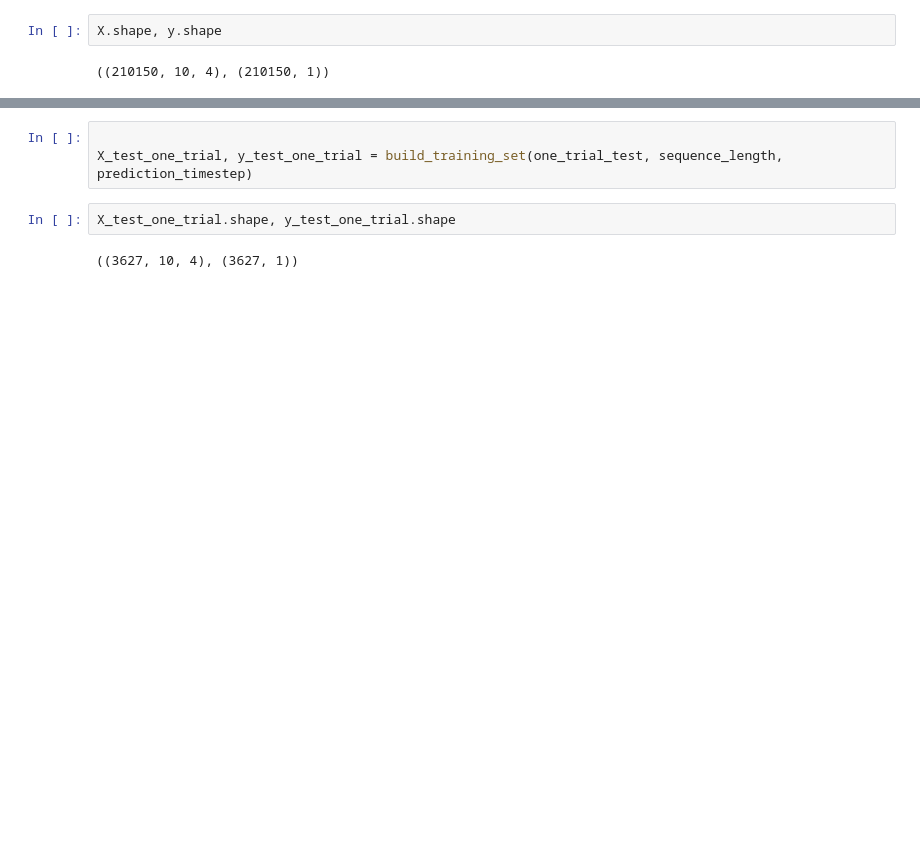
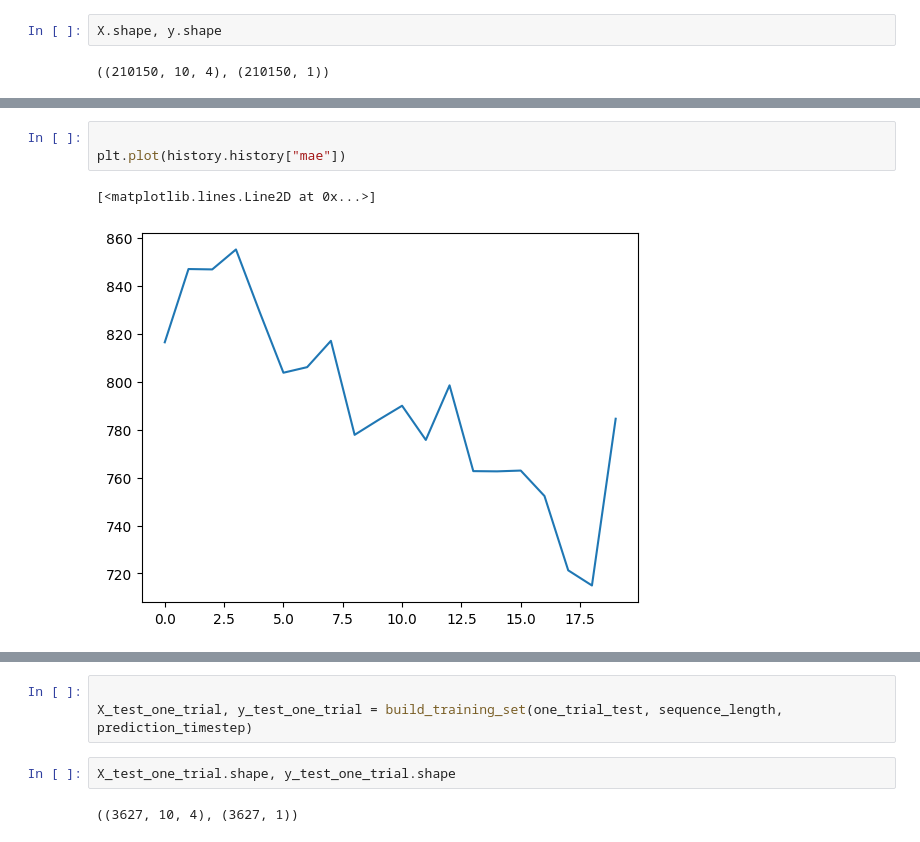
Before and after one commit to ChiragBusiness/FYP, a Jupyter notebook: lstm.ipynb, the cells around one changed output, grey strips where cells are left out. Cells and saved outputs as stored; diff of their text form; blank space fills up the shorter version.

```diff
--- a/lstm.ipynb
+++ b/lstm.ipynb
@@ -188,3 +287,9 @@ model
+# %%
+
+plt.plot(history.history["mae"])
+# %% [output]
+[<matplotlib.lines.Line2D at 0x...>]
+[figure, added]
 # %%
 
 plt.plot(history.history["val_mae"])
```
Also changed, not shown: parts of 24 cells of this notebook, 2 other files.
